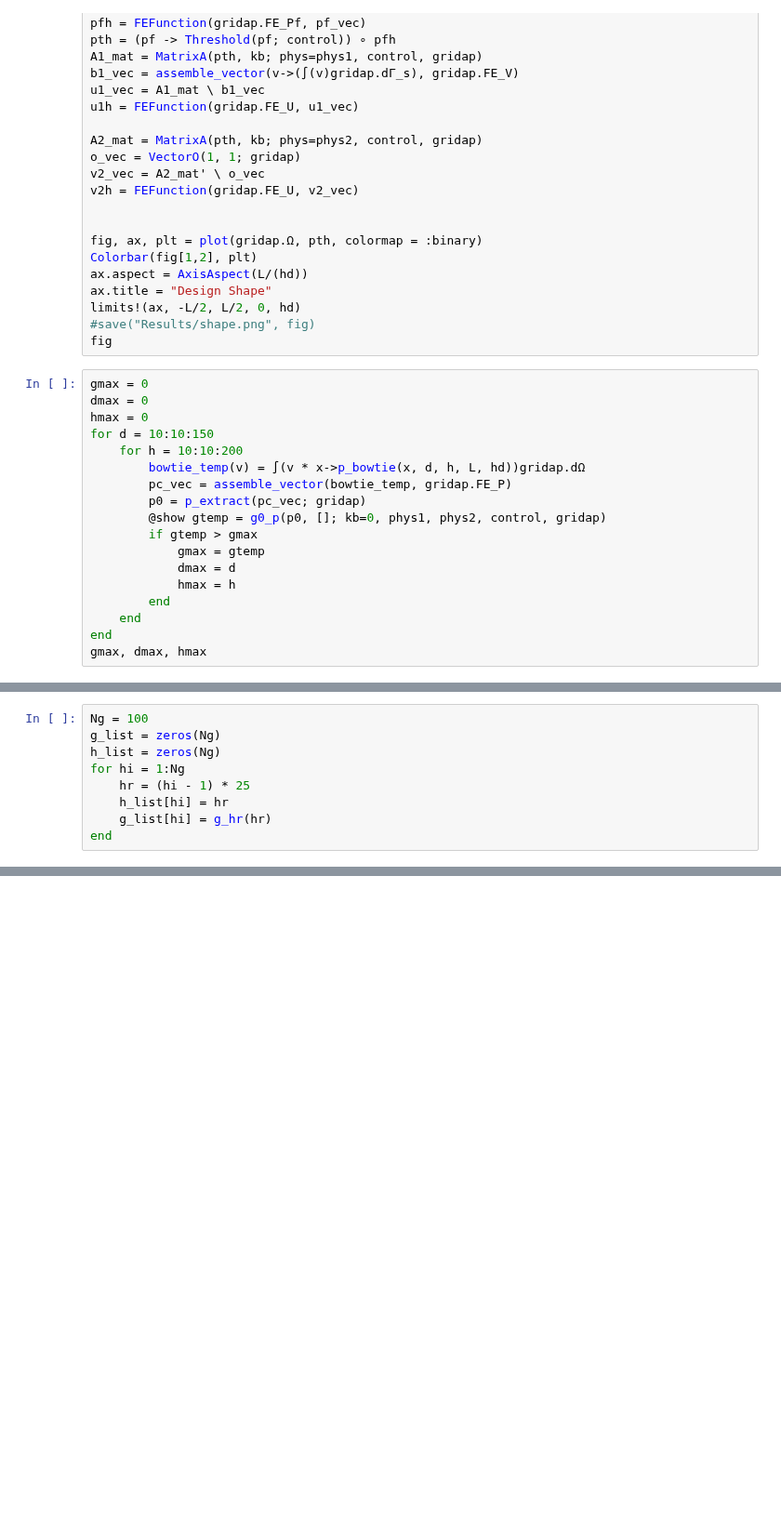
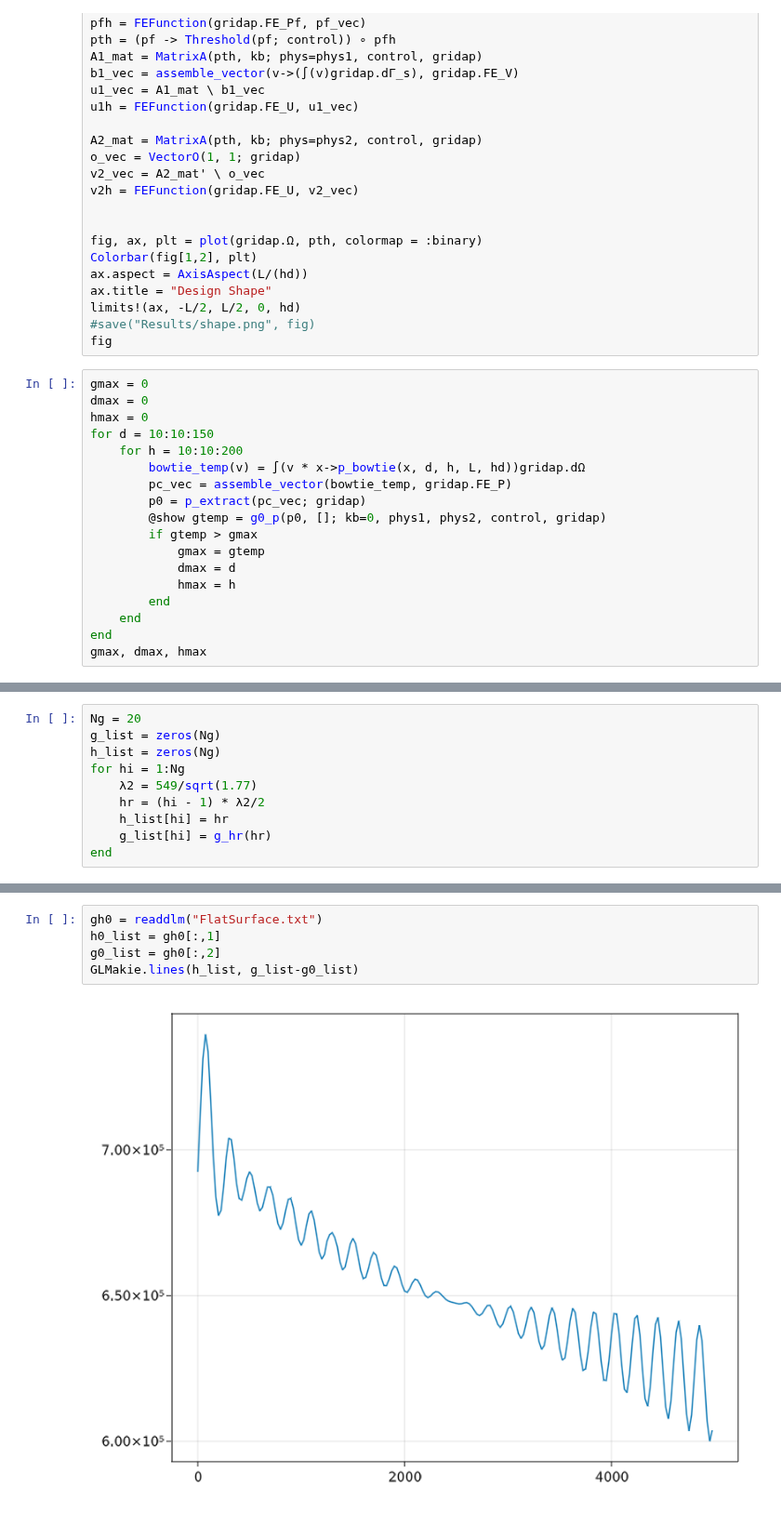
Before and after one commit to WenjieYao/RamanInFluid, a Jupyter notebook: Main.ipynb, the cells around one changed output, grey strips where cells are left out. Shown at 93% size. Cells and saved outputs as stored; diff of their text form; blank space fills up the shorter version.

```diff
--- a/Main.ipynb
+++ b/Main.ipynb
@@ -468,9 +461,10 @@ end
 # %%
-Ng = 100
+Ng = 20
 g_list = zeros(Ng)
 h_list = zeros(Ng)
 for hi = 1:Ng
-    hr = (hi - 1) * 25
+    λ2 = 549/sqrt(1.77)
+    hr = (hi - 1) * λ2/2
     h_list[hi] = hr
     g_list[hi] = g_hr(hr)
 end
@@ -478,0 +536,7 @@ GLMakie.lines(h_list, g_list)
+# %%
+gh0 = readdlm("FlatSurface.txt")
+h0_list = gh0[:,1]
+g0_list = gh0[:,2]
+GLMakie.lines(h_list, g_list-g0_list)
+# %% [output]
+[figure, added]
```
Also changed, not shown: parts of 17 cells of this notebook, 21 other files.
